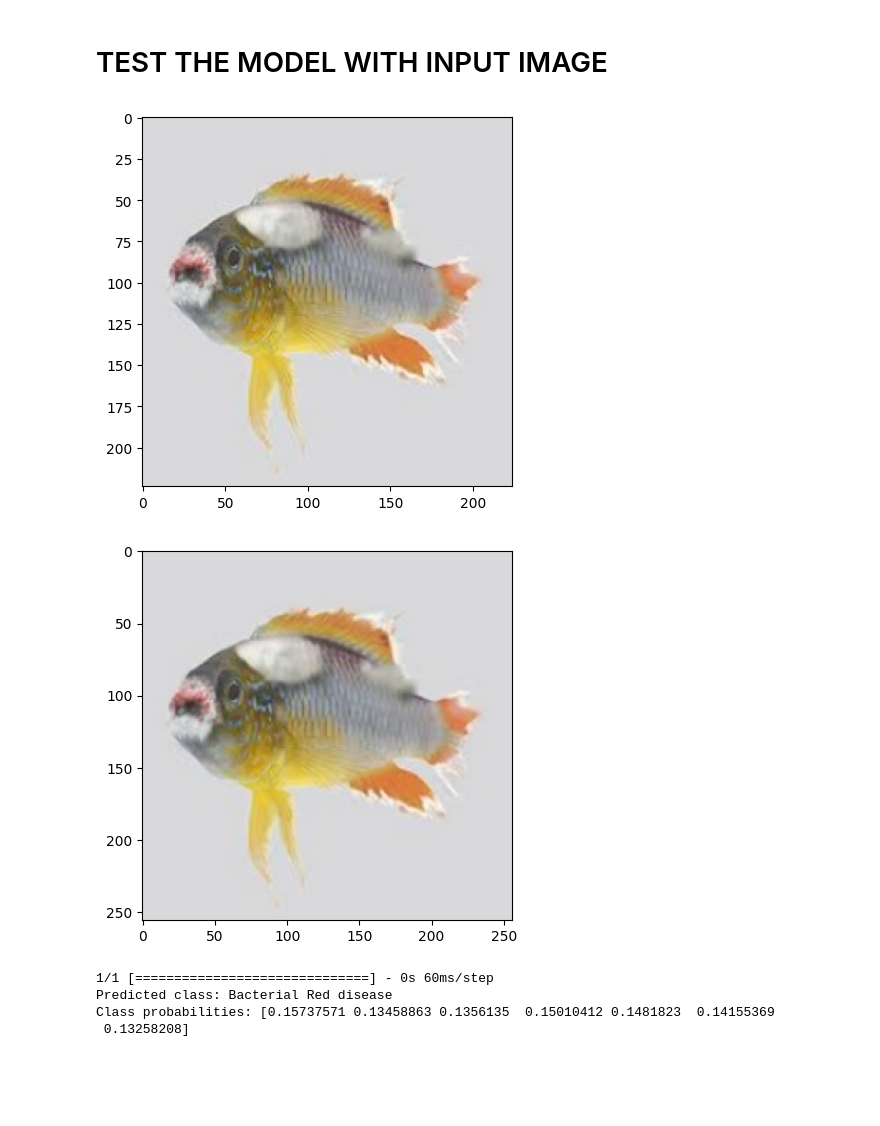
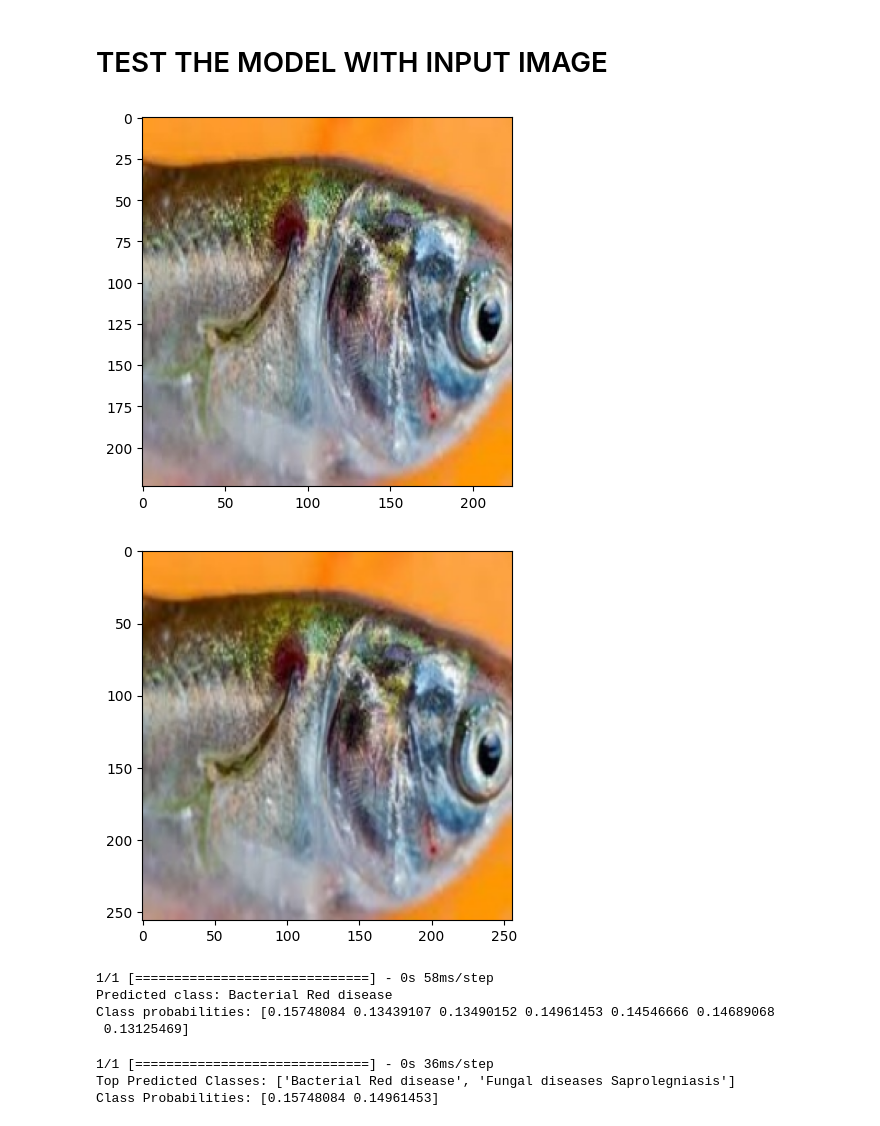
Before and after one commit to b12halflife/Bima_Ml_Latihan, a Jupyter notebook: Salinan_dari_Identifikasi_Penyakit_ikan(1).ipynb, the cells around one changed output. Cells and saved outputs as stored; diff of their text form; code cells hidden in the pictures; blank space fills up the shorter version.

```diff
--- a/Salinan_dari_Identifikasi_Penyakit_ikan(1).ipynb
+++ b/Salinan_dari_Identifikasi_Penyakit_ikan(1).ipynb
@@ -193,21 +193,21 @@ plt.show()
 # %%
 import skimage.io
 import cv2
 # kenapa warna merah jadi biru ?
-img_link = '/content/data/SB-FishDisease/SB-FishDiseases/Viral diseases White tail disease/Viral diseases White tail disease (24).jpg'
+img_link = '/content/data/SB-FishDisease/SB-FishDiseases/Parasitic diseases/Parasitic diseases (11).jpeg'
 
 img = skimage.io.imread(img_link)
 cv2.imwrite(img_link, cv2.cvtColor(img, cv2.COLOR_RGB2BGR))
 plt.imshow(img)
 plt.show()
 # %% [output]
-[figure, old version]
+[figure, new version]
 # %%
 resize = tf.image.resize(img, (256,256))
 plt.imshow(resize.numpy().astype(int))
 plt.show()
 # %% [output]
-[figure, old version]
+[figure, new version]
 # %%
 import numpy as np
 
@@ -231,7 +231,36 @@ class_probabilities = yhat[0]
 print("Predicted class:", predicted_class_name)
 print("Class probabilities:", class_probabilities)
 # %% [output]
-1/1 [==============================] - 0s 60ms/step
+1/1 [==============================] - 0s 58ms/step
 Predicted class: Bacterial Red disease
-Class probabilities: [0.15737571 0.13458863 0.1356135  0.15010412 0.1481823  0.14155369
- 0.13258208]
+Class probabilities: [0.15748084 0.13439107 0.13490152 0.14961453 0.14546666 0.14689068
+ 0.13125469]
+# %%
+import numpy as np
+
+# Preprocess the image
+resized_image = resize / 255.0
+input_image = np.expand_dims(resized_image, axis=0)
+
+# Make predictions
+yhat = model.predict(input_image)
+
+# Get the predicted class indices in descending order of probability
+predicted_class_indices = np.argsort(yhat, axis=1)[:, ::-1]
+
+# Get the top two predicted class indices
+top_classes = predicted_class_indices[0][:2]
+
+# Get the class names for the top two classes
+top_class_names = [class_names[i] for i in top_classes]
+
+# Get the class probabilities for the top two classes
+top_class_probabilities = yhat[0, top_classes]
+
+# Print the top two predicted classes and their probabilities
+print("Top Predicted Classes:", top_class_names)
+print("Class Probabilities:", top_class_probabilities)
+# %% [output]
+1/1 [==============================] - 0s 36ms/step
+Top Predicted Classes: ['Bacterial Red disease', 'Fungal diseases Saprolegniasis']
+Class Probabilities: [0.15748084 0.14961453]
```
